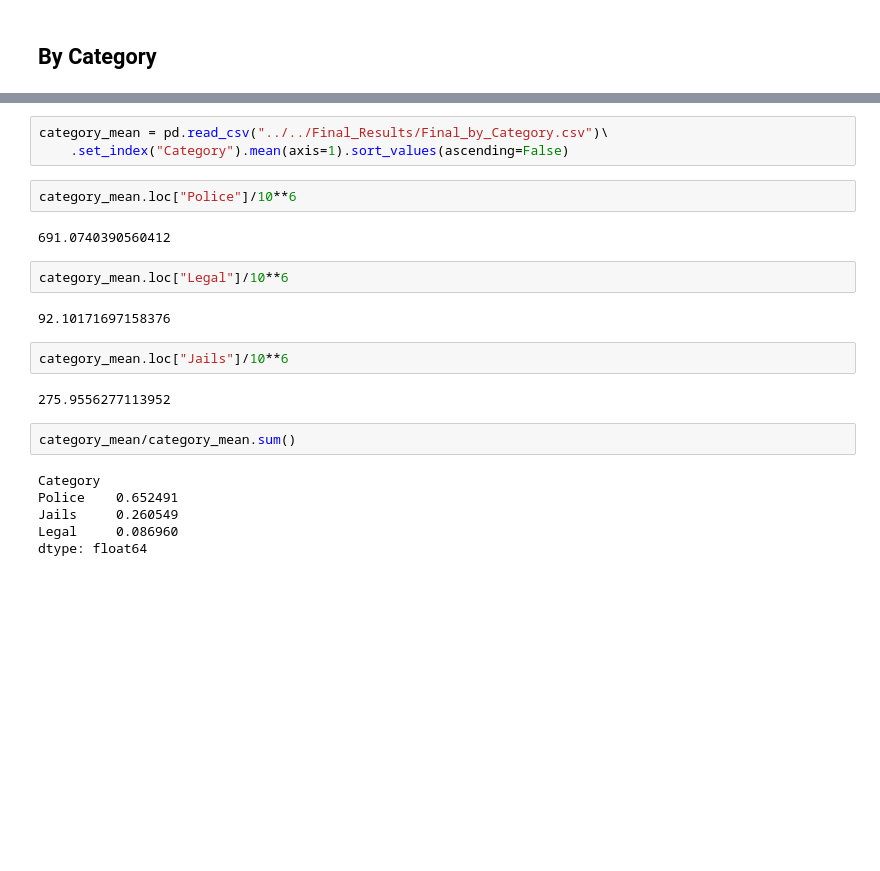
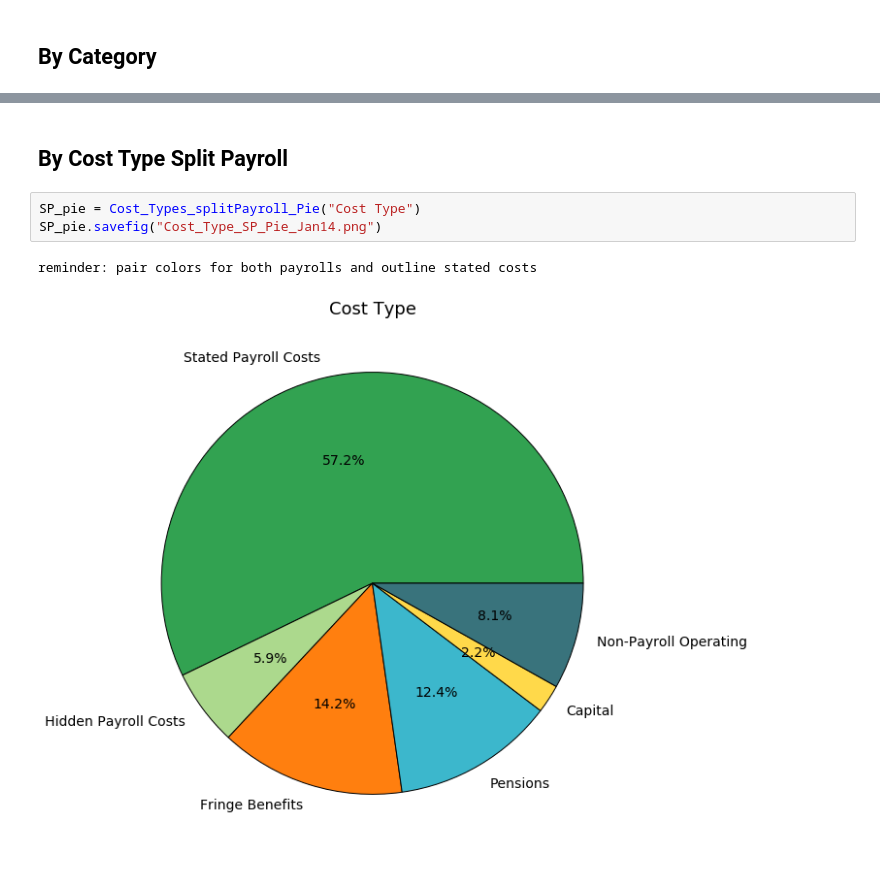
Before and after one commit to SashaWeinstein/Carceral_Budgeting, a Jupyter notebook: Results/SlideDeck_January/Pie_Charts.ipynb, the cells around one changed output, grey strips where cells are left out. Cells and saved outputs as stored; diff of their text form; blank space fills up the shorter version.

```diff
--- a/Results/SlideDeck_January/Pie_Charts.ipynb
+++ b/Results/SlideDeck_January/Pie_Charts.ipynb
@@ -42,23 +43,8 @@ dtype: float64
-# %%
-category_mean = pd.read_csv("../../Final_Results/Final_by_Category.csv")\
-    .set_index("Category").mean(axis=1).sort_values(ascending=False)
-# %%
-category_mean.loc["Police"]/10**6
-# %% [output]
-691.0740390560412
-# %%
-category_mean.loc["Legal"]/10**6
-# %% [output]
-92.10171697158376
-# %%
-category_mean.loc["Jails"]/10**6
-# %% [output]
-275.9556277113952
-# %%
-category_mean/category_mean.sum()
-# %% [output]
-Category
-Police    0.652491
-Jails     0.260549
-Legal     0.086960
-dtype: float64
+# %% [markdown]
+## By Cost Type Split Payroll
+# %%
+SP_pie = Cost_Types_splitPayroll_Pie("Cost Type")
+SP_pie.savefig("Cost_Type_SP_Pie_Jan14.png")
+# %% [output]
+reminder: pair colors for both payrolls and outline stated costs
+[figure, added]
```
Also changed, not shown: parts of 5 cells of this notebook, 25 other files.
